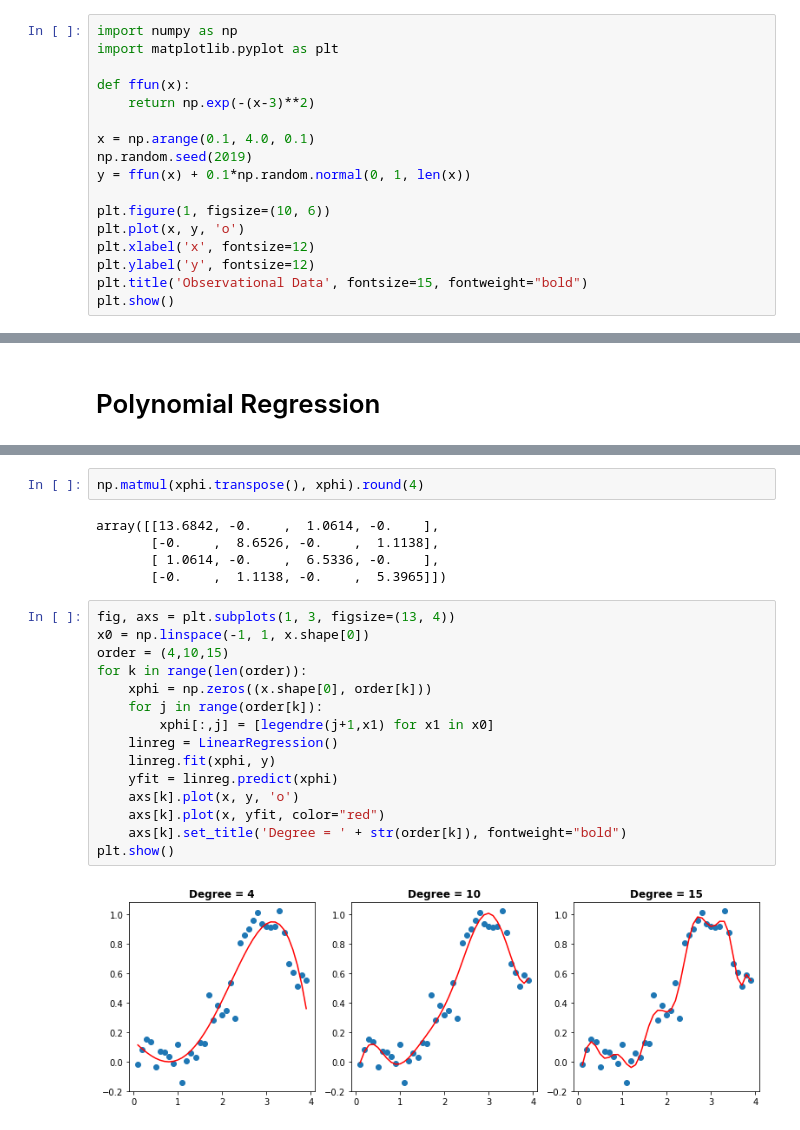
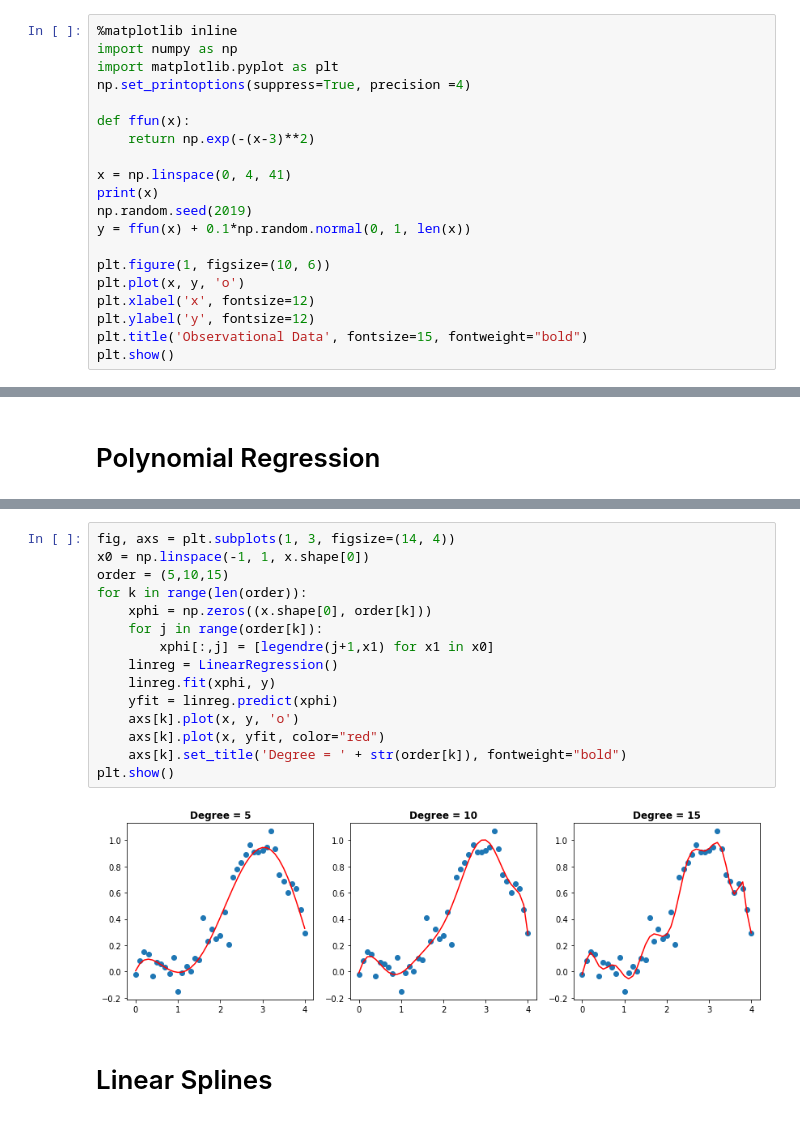
Before and after one commit to anhnguyendepocen/Stat3612, a Jupyter notebook: Lecture4/Lecture4 Basis Expansion.ipynb, the cells around one changed output, grey strips where cells are left out. Cells and saved outputs as stored; diff of their text form.

```diff
--- a/Lecture4/Lecture4 Basis Expansion.ipynb
+++ b/Lecture4/Lecture4 Basis Expansion.ipynb
@@ -7,11 +7,14 @@
 # %%
+%matplotlib inline
 import numpy as np
 import matplotlib.pyplot as plt
+np.set_printoptions(suppress=True, precision =4)
 
 def ffun(x):
     return np.exp(-(x-3)**2)
 
-x = np.arange(0.1, 4.0, 0.1)
+x = np.linspace(0, 4, 41)
+print(x)
 np.random.seed(2019)
 y = ffun(x) + 0.1*np.random.normal(0, 1, len(x))
 
@@ -100,24 +97,19 @@ array([[ 1.    , -0.    ,  0.1122, -0.    ],
-# %%
-np.matmul(xphi.transpose(), xphi).round(4)
-# %% [output]
-array([[13.6842, -0.    ,  1.0614, -0.    ],
-       [-0.    ,  8.6526, -0.    ,  1.1138],
-       [ 1.0614, -0.    ,  6.5336, -0.    ],
-       [-0.    ,  1.1138, -0.    ,  5.3965]])
 # %%
-fig, axs = plt.subplots(1, 3, figsize=(13, 4))
+fig, axs = plt.subplots(1, 3, figsize=(14, 4))
 x0 = np.linspace(-1, 1, x.shape[0])
-order = (4,10,15)
+order = (5,10,15)
 for k in range(len(order)):
     xphi = np.zeros((x.shape[0], order[k]))
     for j in range(order[k]):
         xphi[:,j] = [legendre(j+1,x1) for x1 in x0]
     linreg = LinearRegression()
     linreg.fit(xphi, y)
     yfit = linreg.predict(xphi)
     axs[k].plot(x, y, 'o')
     axs[k].plot(x, yfit, color="red")
     axs[k].set_title('Degree = ' + str(order[k]), fontweight="bold")
 plt.show()
 # %% [output]
-[figure, old version]
+[figure, new version]
+# %% [markdown]
+# Linear Splines
```
Also changed, not shown: parts of 20 cells of this notebook.
